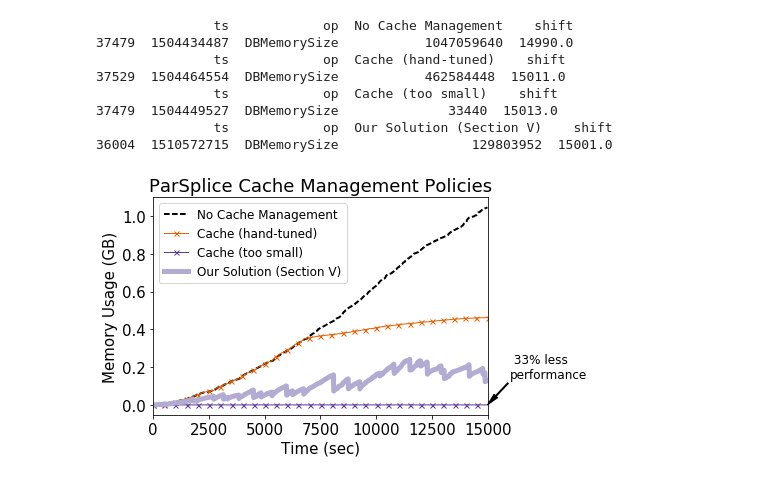
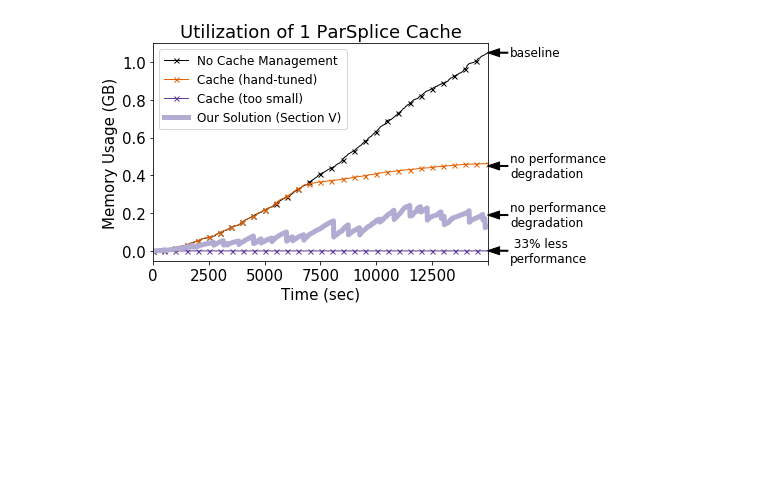
Before and after one commit to michaelsevilla/parsplice-ml-popper, a Jupyter notebook: experiments/regime-detection/viz/viz-memory-usage.ipynb, the cells around one changed output. Cells and saved outputs as stored; diff of their text form; code cells hidden in the pictures; blank space fills up the shorter version.

```diff
--- a/experiments/regime-detection/viz/viz-memory-usage.ipynb
+++ b/experiments/regime-detection/viz/viz-memory-usage.ipynb
@@ -34,43 +33,46 @@ matplotlib.rc('font', **font)
 # %%
 RGDETECT = "../nano/scale-workers-8-162696/"
 LRU10    = "../baseline/scale-cachelimit-8n-10-72001-LRU"
 LRU100K  = "../baseline/scale-cachelimit-8n-100000-72005-LRU"
 #TPOLICY  = "../baseline/scale-cachedecrease-8n-10-72376"
 #TPOLICY  = "../baseline/scale-cachedecrease-8n-100-7237"
 #TPOLICY  = "../baseline/scale-cachedecrease-8n-1000-72378"
 TPOLICY  = "../baseline/scale-cachedecrease-8n-10000-72374"
 #TPOLICY  = "../baseline/scale-cachelimit-8n-100000-71993"
 BASELINE = "../baseline/scale-cachelimit-8n-unlimited-71994"
 
 fig, ax = plt.subplots(1, 1)
-get_memory(BASELINE, ax, "No Cache Management", "1", ls='--', lw=2)
+get_memory(BASELINE, ax, "No Cache Management", "1", marker='x')
 get_memory(LRU100K,  ax, "Cache (hand-tuned)", "1", color='#e66101', marker='x')
 get_memory(LRU10,    ax, "Cache (too small)", "1", color='#5e3c99', marker='x' )
 #get_memory(TPOLICY,  ax, "Two Part Policy (-17%)", "1", ls='--')
 get_memory(RGDETECT, ax, "Our Solution (Section V)", "4", color='#b2abd2', lw=5)
 #ax.set_xlim(0, 18000)
-ax.annotate(' 33% less\nperformance', xytext=(16000, 0.2*1000*1000*1000), xy=(15000, 0.001*1000*1000*1000), fontsize=12, ha='left', va='center',
-           arrowprops=dict(facecolor='black', width=1, headwidth=5))
+ax.annotate(' 33% less\nperformance', xytext=(16000, 0.001*1000*1000*1000), xy=(15000, 0.001*1000*1000*1000), fontsize=12, ha='left', va='center',
+           arrowprops=dict(facecolor='black', width=1, headwidth=8))
+ax.annotate('no performance\ndegradation', xytext=(16000, 0.19*1000*1000*1000), xy=(15000, 0.19*1000*1000*1000), fontsize=12, ha='left', va='center',
+           arrowprops=dict(facecolor='black', width=1, headwidth=8))
+ax.annotate('no performance\ndegradation', xytext=(16000, 0.45*1000*1000*1000), xy=(15000, 0.45*1000*1000*1000), fontsize=12, ha='left', va='center',
+           arrowprops=dict(facecolor='black', width=1, headwidth=8))
+ax.annotate('baseline', xytext=(16000, 1.05*1000*1000*1000), xy=(15000, 1.05*1000*1000*1000), fontsize=12, ha='left', va='center',
+           arrowprops=dict(facecolor='black', width=1, headwidth=8))
+
 #ax.annotate('17%', xytext=(16000, 0.15*1000*1000*1000), xy=(15000, 0.05*1000*1000*1000), fontsize=15, ha='left', va='center',
 #           arrowprops=dict(facecolor='black',  width=1, headwidth=5))
 #ax.annotate(' 0%', xytext=(16000, 0.3*1000*1000*1000), xy=(15000, 0.2*1000*1000*1000), fontsize=15, ha='left', va='center',
 #           arrowprops=dict(facecolor='black',  width=1, headwidth=5))
 ax.set_xlabel("Time (sec)")
 ax.set_ylabel("Memory Usage (GB)")
-ax.set_title("ParSplice Cache Management Policies")
+ax.set_title("Utilization of 1 ParSplice Cache")
 ax.legend(fontsize=12)
-x = ax.set_yticklabels(['{:3.1f}'.format(yval/(1000*1000*1000)) for yval in ax.get_yticks()])
+#l = [xval for xval in ax.get_xticks()]
+x = ax.get_xticks().astype(int).astype(str)
+x[6] = ""
+ax.set_xticklabels(x)
+ax.set_yticklabels(['{:3.1f}'.format(yval/(1000*1000*1000)) for yval in ax.get_yticks()])
 fig.savefig("../../../paper/figures/cache-management.png", bbox_inches='tight', dpi=400)
 # %% [output]
-               ts            op  No Cache Management    shift
-37479  1504434487  DBMemorySize           1047059640  14990.0
-               ts            op  Cache (hand-tuned)    shift
-37529  1504464554  DBMemorySize           462584448  15011.0
-               ts            op  Cache (too small)    shift
-37479  1504449527  DBMemorySize              33440  15013.0
-               ts            op  Our Solution (Section V)    shift
-36004  1510572715  DBMemorySize                 129803952  15001.0
-[figure, old version]
+[figure, new version]
 # %%
 def plot_times(ax, label, results):
     #colors = ['#8c510a', '#d8b365', '#f6e8c3', '#c7eae5', '#5ab4ac', '#01665e']
```
Also changed, not shown: parts of 1 cell of this notebook, 7 other files.
